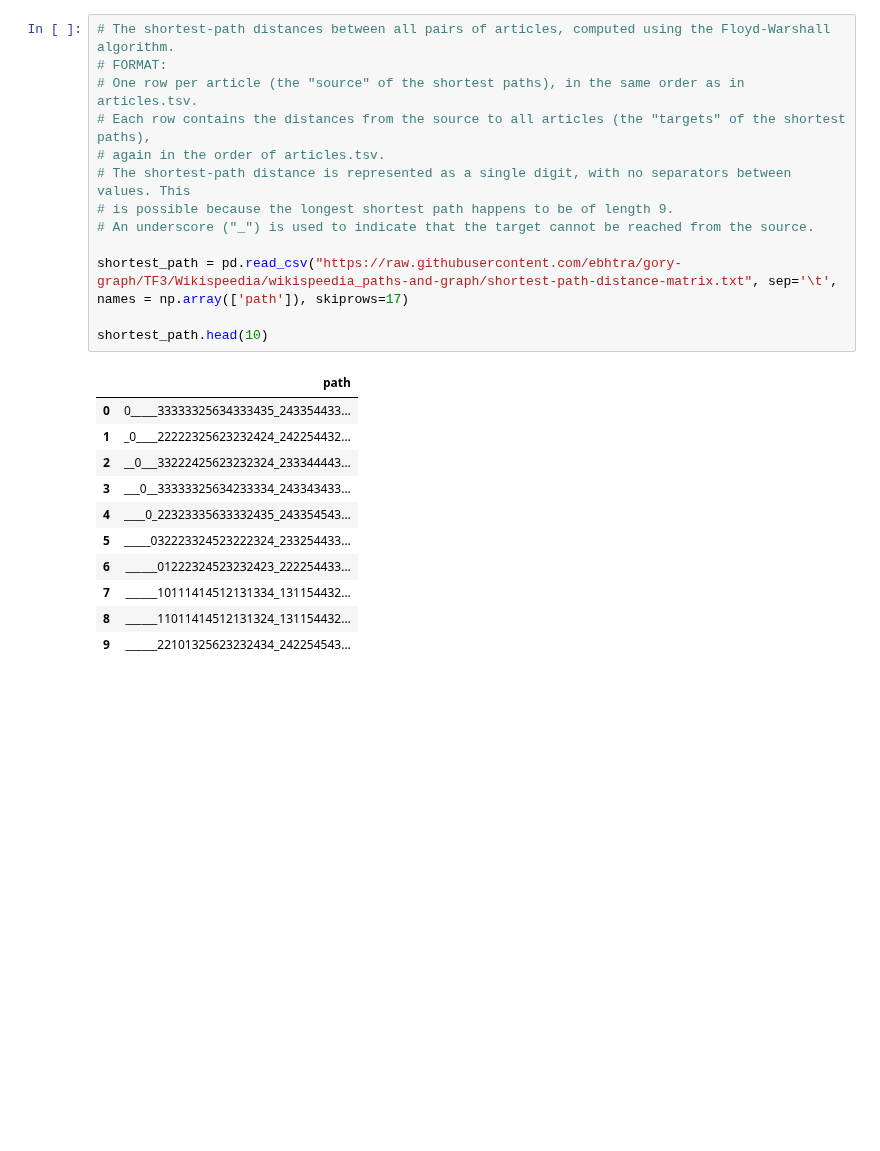
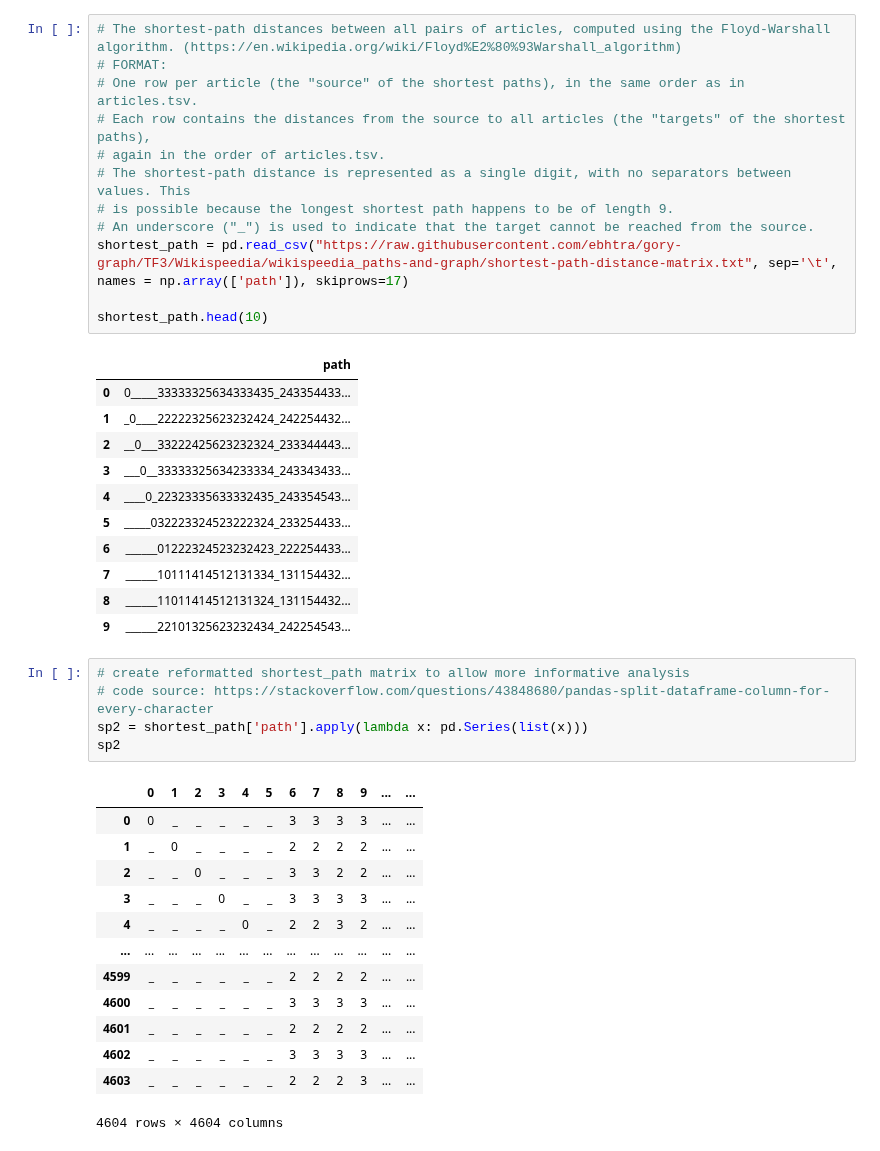
Before and after one commit to ebhtra/gory-graph, a Jupyter notebook: Wikispeedia/GOAT_final_project.ipynb, the cells around one changed output. Cells and saved outputs as stored; diff of their text form; blank space fills up the shorter version.

```diff
--- a/Wikispeedia/GOAT_final_project.ipynb
+++ b/Wikispeedia/GOAT_final_project.ipynb
@@ -103,7 +123,7 @@ paths_unfinished.head(10)
 | 8 | 6d136e371e42474f | 1297102100 | 19 | Logic | Moon_landing | restart |
 | 9 | 6d136e371e42474f | 1297104110 | 2006 | Logic;Computer_science;Science;Ph... | Moon_landing | timeout |
 # %%
-# The shortest-path distances between all pairs of articles, computed using the Floyd-Warshall algorithm.
+# The shortest-path distances between all pairs of articles, computed using the Floyd-Warshall algorithm. (https://en.wikipedia.org/wiki/Floyd%E2%80%93Warshall_algorithm)
 # FORMAT:
 # One row per article (the "source" of the shortest paths), in the same order as in articles.tsv.
 # Each row contains the distances from the source to all articles (the "targets" of the shortest paths),
@@ -111,7 +131,6 @@ paths_unfinished.head(10)
 # The shortest-path distance is represented as a single digit, with no separators between values. This
 # is possible because the longest shortest path happens to be of length 9.
 # An underscore ("_") is used to indicate that the target cannot be reached from the source.
-
 shortest_path = pd.read_csv("https://raw.githubusercontent.com/ebhtra/gory-graph/TF3/Wikispeedia/wikispeedia_paths-and-graph/shortest-path-distance-matrix.txt", sep='\t', names = np.array(['path']), skiprows=17)
 
 shortest_path.head(10)
@@ -127,3 +146,22 @@ shortest_path.head(10)
 | 7 | ______10111414512131334_131154432... |
 | 8 | ______11011414512131324_131154432... |
 | 9 | ______22101325623232434_242254543... |
+# %%
+# create reformatted shortest_path matrix to allow more informative analysis
+# code source: https://stackoverflow.com/questions/43848680/pandas-split-dataframe-column-for-every-character
+sp2 = shortest_path['path'].apply(lambda x: pd.Series(list(x)))
+sp2
+# %% [output]
+|  | 0 | 1 | 2 | 3 | 4 | 5 | 6 | 7 | 8 | 9 | ... | ... |
+| 0 | 0 | _ | _ | _ | _ | _ | 3 | 3 | 3 | 3 | ... | ... |
+| 1 | _ | 0 | _ | _ | _ | _ | 2 | 2 | 2 | 2 | ... | ... |
+| 2 | _ | _ | 0 | _ | _ | _ | 3 | 3 | 2 | 2 | ... | ... |
+| 3 | _ | _ | _ | 0 | _ | _ | 3 | 3 | 3 | 3 | ... | ... |
+| 4 | _ | _ | _ | _ | 0 | _ | 2 | 2 | 3 | 2 | ... | ... |
+| ... | ... | ... | ... | ... | ... | ... | ... | ... | ... | ... | ... | ... |
+| 4599 | _ | _ | _ | _ | _ | _ | 2 | 2 | 2 | 2 | ... | ... |
+| 4600 | _ | _ | _ | _ | _ | _ | 3 | 3 | 3 | 3 | ... | ... |
+| 4601 | _ | _ | _ | _ | _ | _ | 2 | 2 | 2 | 2 | ... | ... |
+| 4602 | _ | _ | _ | _ | _ | _ | 3 | 3 | 3 | 3 | ... | ... |
+| 4603 | _ | _ | _ | _ | _ | _ | 2 | 2 | 2 | 3 | ... | ... |
+4604 rows × 4604 columns
```
Also changed, not shown: parts of 10 cells of this notebook.
